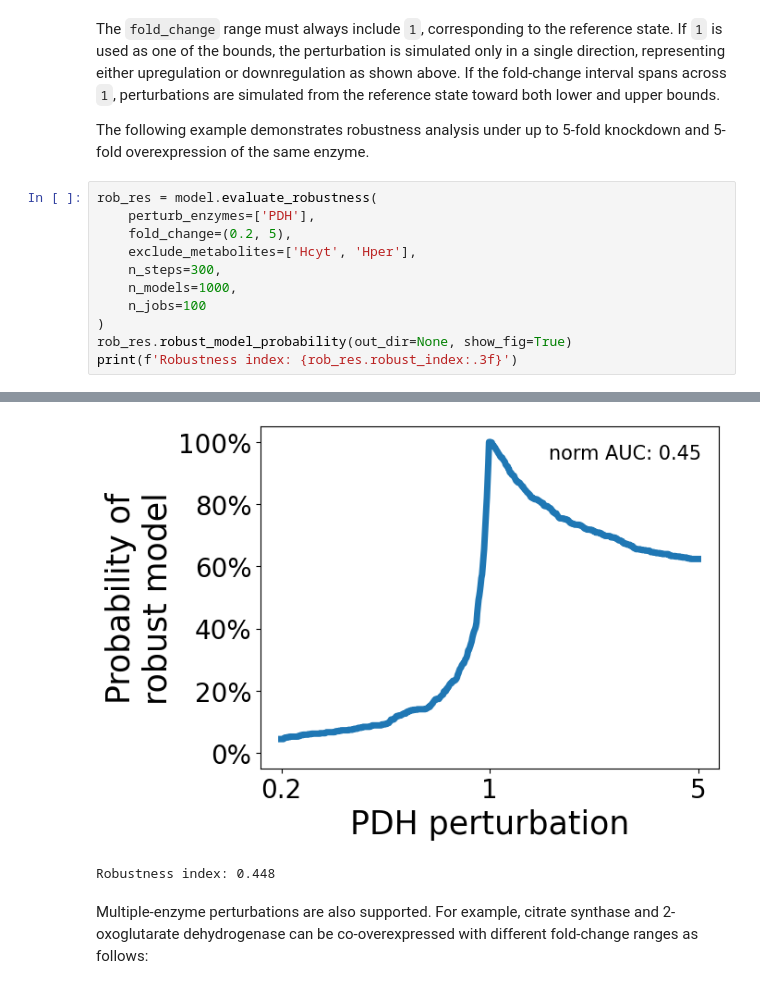
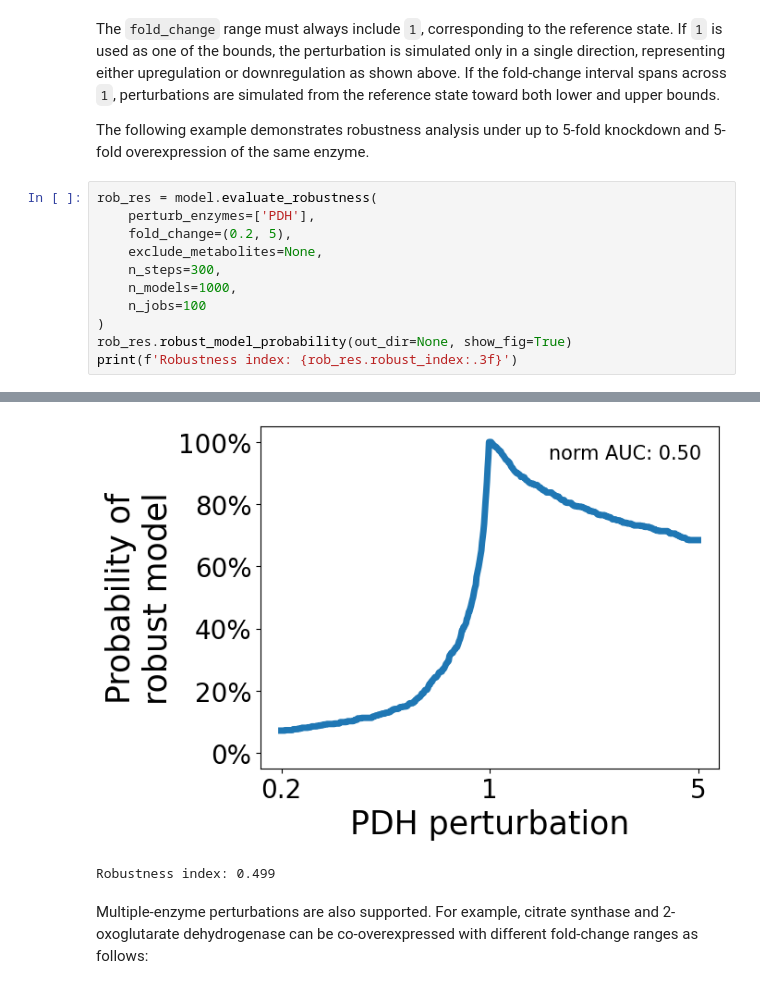
Before and after one commit to Chaowu88/robustnet, a Jupyter notebook: docs/source/evaluate_robustness.ipynb, the cells around one changed output, grey strips where cells are left out. Drawn from its saved outputs; the diff is of its cells as text.

```diff
--- a/docs/source/evaluate_robustness.ipynb
+++ b/docs/source/evaluate_robustness.ipynb
@@ -73,7 +81,7 @@ The following example demonstrates robustness analysis under up to 5-fold knockd
 rob_res = model.evaluate_robustness(
     perturb_enzymes=['PDH'],
     fold_change=(0.2, 5),
-    exclude_metabolites=['Hcyt', 'Hper'],
+    exclude_metabolites=None,
     n_steps=300,
     n_models=1000,
     n_jobs=100
@@ -85,6 +94,6 @@ WARNING: AC, ETOH, FOR, GLC, LAC, O2 appear in rate expressions but not in the s
 INFO: Perturb enzyme PDH (0.2, 5)
-[figure, old version]
+[figure, new version]
-Robustness index: 0.448
+Robustness index: 0.499
 # %% [markdown]
 Multiple-enzyme perturbations are also supported. For example, citrate synthase and 2-oxoglutarate dehydrogenase can be co-overexpressed with different fold-change ranges as follows:
 # %%
```
Also changed, not shown: parts of 11 cells of this notebook.
